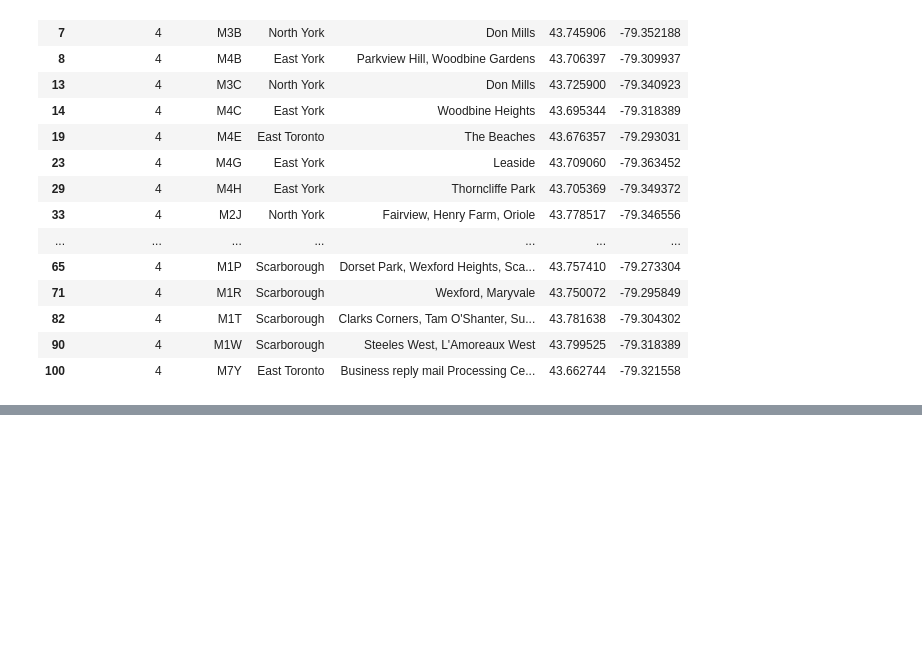
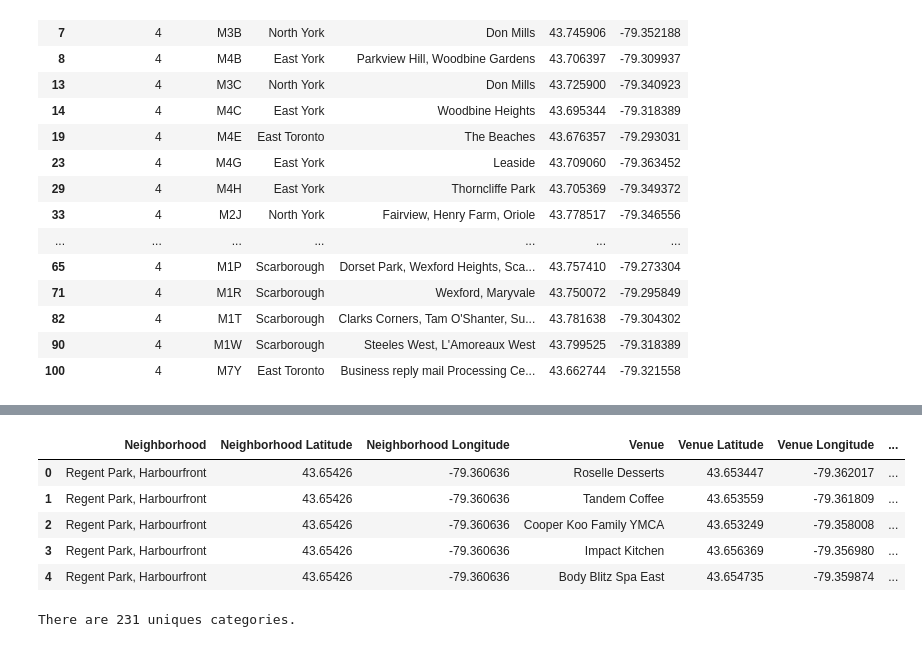
Before and after one commit to RainbowwwYQ/Coursera_Capstone, a Jupyter notebook: Week3_Sigmenting and Clustering Neighborhoods in the city of Toronto.ipynb, the cells around one changed output, grey strips where cells are left out. Saved outputs shown, nothing was run; the diff lists cells and outputs as text; code cells hidden in the pictures; blank space fills up the shorter version.

```diff
--- a/Week3_Sigmenting and Clustering Neighborhoods in the city of Toronto.ipynb
+++ b/Week3_Sigmenting and Clustering Neighborhoods in the city of Toronto.ipynb
@@ -328,3 +334,9 @@ df_toronto.loc[df_toronto['Cluster Labels'] == 4]
 | 82 | 4 | M1T | Scarborough | Clarks Corners, Tam O'Shanter, Su... | 43.781638 | -79.304302 |
 | 90 | 4 | M1W | Scarborough | Steeles West, L'Amoreaux West | 43.799525 | -79.318389 |
 | 100 | 4 | M7Y | East Toronto | Business reply mail Processing Ce... | 43.662744 | -79.321558 |
+# %%
+# Then, we have five clusters. I pick up one of them to explore a little bit more.
+# Here, I choose the cluster 3, which is mostly locating within the downtown of Toronto (central Toronto).
+# first of all, we need to extract all of the neighborhoods within cluster 3 into a new dataframe
+df_toronto_denc = df_toronto.loc[df_toronto['Cluster Labels'] == 2]
+df_toronto_denc.head()
@@ -330,0 +350,9 @@ df_toronto.loc[df_toronto['Cluster Labels'] == 4]
+# %%
+# before we go further using the FourSquare API, we need to set up the keys, limits and other premeters
+
+CLIENT_ID = 'VESQMT240RUAHFDKAC5LSEURA44BOFYJD4VUG3SL351BRIKG'
+CLIENT_SECRET = 'XQF5ZD4KTW4AIDHCPDWFWHRHRLZ2OAPWFCOTQZYLS5T5Q14P'
+VERSION = '20180604'
+
+LIMIT = 100
+radius = 500
@@ -330,0 +402,20 @@ df_toronto.loc[df_toronto['Cluster Labels'] == 4]
+# %%
+# run the above function and create a dataframe to store the results
+toronto_denc_venues = getNearbyVenues(names=df_toronto_denc['Neighborhood'],
+                                   latitudes=df_toronto_denc['Latitude'],
+                                   longitudes=df_toronto_denc['Longitude']
+                                  )
+# %%
+# have a quick look at the results
+toronto_denc_venues.head()
+# %% [output]
+|  | Neighborhood | Neighborhood Latitude | Neighborhood Longitude | Venue | Venue Latitude | Venue Longitude | ... |
+| 0 | Regent Park, Harbourfront | 43.65426 | -79.360636 | Roselle Desserts | 43.653447 | -79.362017 | ... |
+| 1 | Regent Park, Harbourfront | 43.65426 | -79.360636 | Tandem Coffee | 43.653559 | -79.361809 | ... |
+| 2 | Regent Park, Harbourfront | 43.65426 | -79.360636 | Cooper Koo Family YMCA | 43.653249 | -79.358008 | ... |
+| 3 | Regent Park, Harbourfront | 43.65426 | -79.360636 | Impact Kitchen | 43.656369 | -79.356980 | ... |
+| 4 | Regent Park, Harbourfront | 43.65426 | -79.360636 | Body Blitz Spa East | 43.654735 | -79.359874 | ... |
+# %%
+print('There are {} uniques categories.'.format(len(toronto_denc_venues['Venue Category'].unique())))
+# %% [output]
+There are 231 uniques categories.
```
Also changed, not shown: parts of 16 cells of this notebook, 1 other file.
